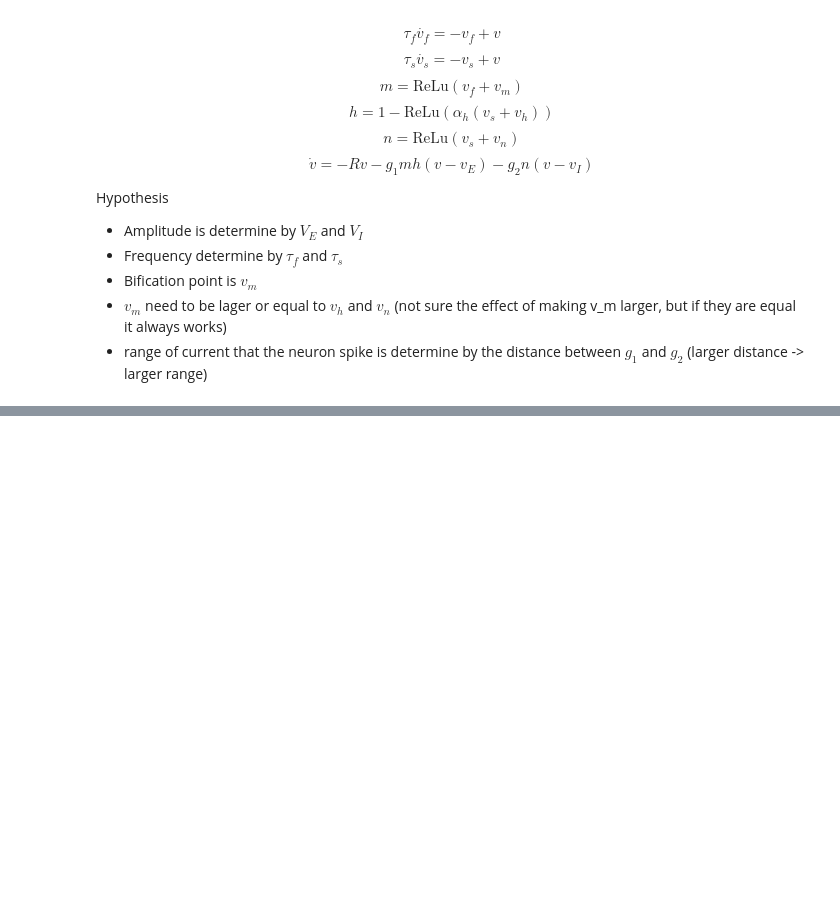
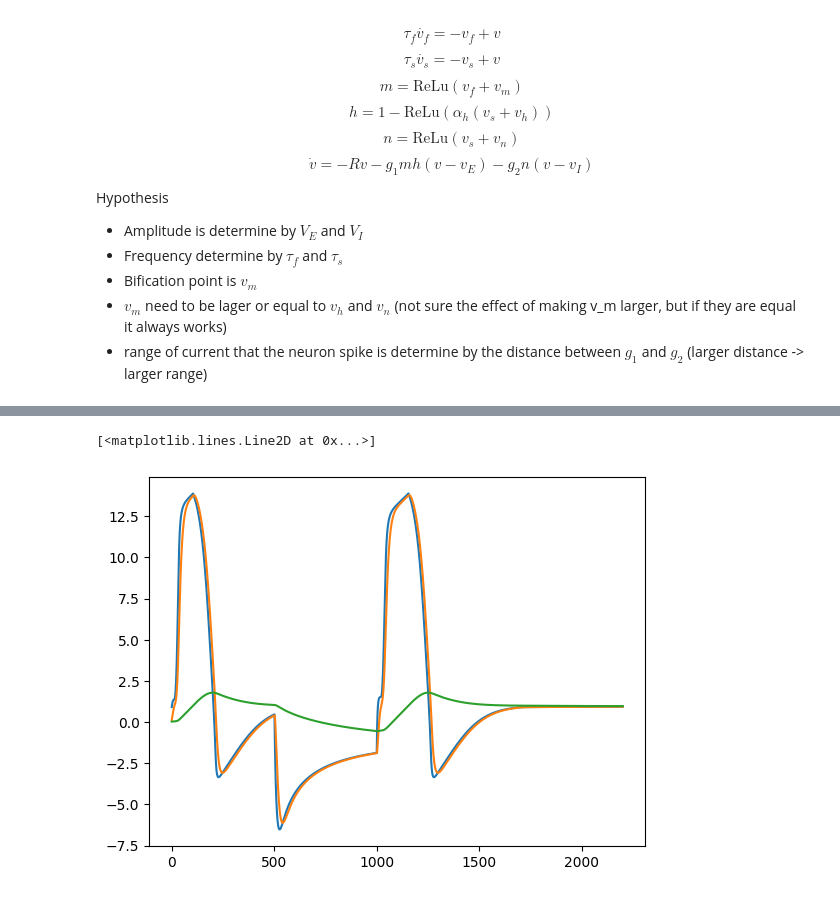
Before and after one commit to Huoyongtony/memristive-neurons, a Jupyter notebook: minimum_neuron.ipynb, the cells around one changed output, grey strips where cells are left out. Drawn from its saved outputs; the diff is of its cells as text; code cells hidden in the pictures; blank space fills up the shorter version.

```diff
--- a/minimum_neuron.ipynb
+++ b/minimum_neuron.ipynb
@@ -147,0 +150,46 @@ plt.plot(np.array(outputs)[:,:,2])
+# %%
+def Relu(x):
+    return x * (x > 0)
+
+def ss_muti_rebound(x,u):
+    dx=np.zeros(x.shape)
+    dx[:,1]=(-x[:,1]+x[:,0])/1
+    dx[:,2]=(-x[:,2]+x[:,0])/100
+
+    leak=0.1*x[:,0]
+
+    fast_postive=Relu(x[:,1]-1)
+    slow_inactivation=1-Relu(x[:,2]-1)
+    slow_negative=Relu(x[:,2]-1)
+    slow_postive=Relu(-x[:,2]+2)
+
+    dx[:,0]=-leak-fast_postive*slow_inactivation*(x[:,0]-15)-2*slow_negative*(x[:,0]+4)+u-slow_postive*(x[:,0]-2)
+
+    return dx
+# %%
+num_neuron=1
+
+x0=np.random.rand(num_neuron,3)
+x=np.copy(x0)
+outputs=[x0]
+
+for i in range(Num_sample):
+
+    u=np.ones(num_neuron)*-1
+
+    if 500<i<1000:
+        u=np.ones(num_neuron)*-10
+
+    dx=ss_muti_rebound(x,u)
+
+    x=x+dx*dt
+
+
+    outputs.append(x)
+# %%
+plt.plot(np.array(outputs)[:,:,0])
+plt.plot(np.array(outputs)[:,:,1])
+plt.plot(np.array(outputs)[:,:,2])
+# %% [output]
+[<matplotlib.lines.Line2D at 0x...>]
+[figure, added]
```
Also changed, not shown: parts of 4 cells of this notebook.
